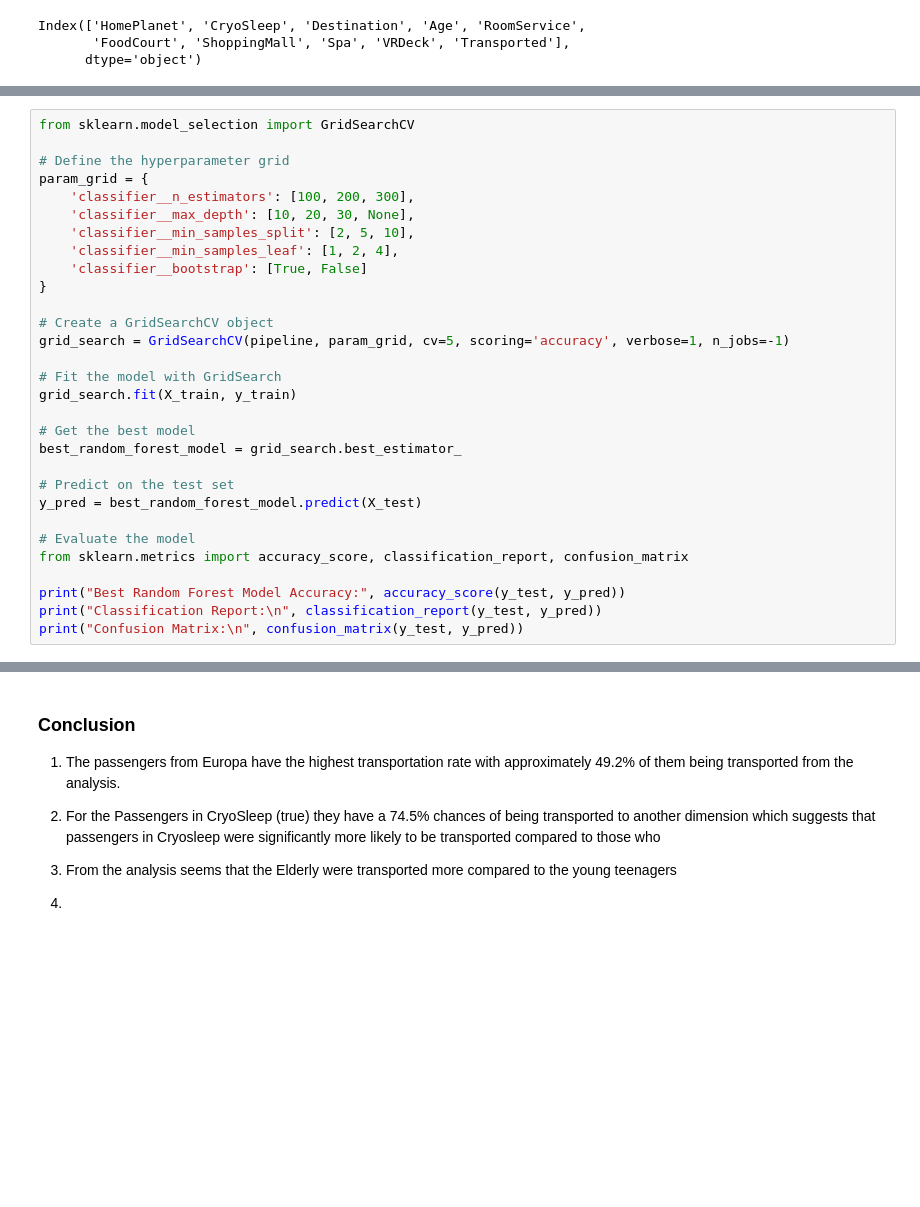
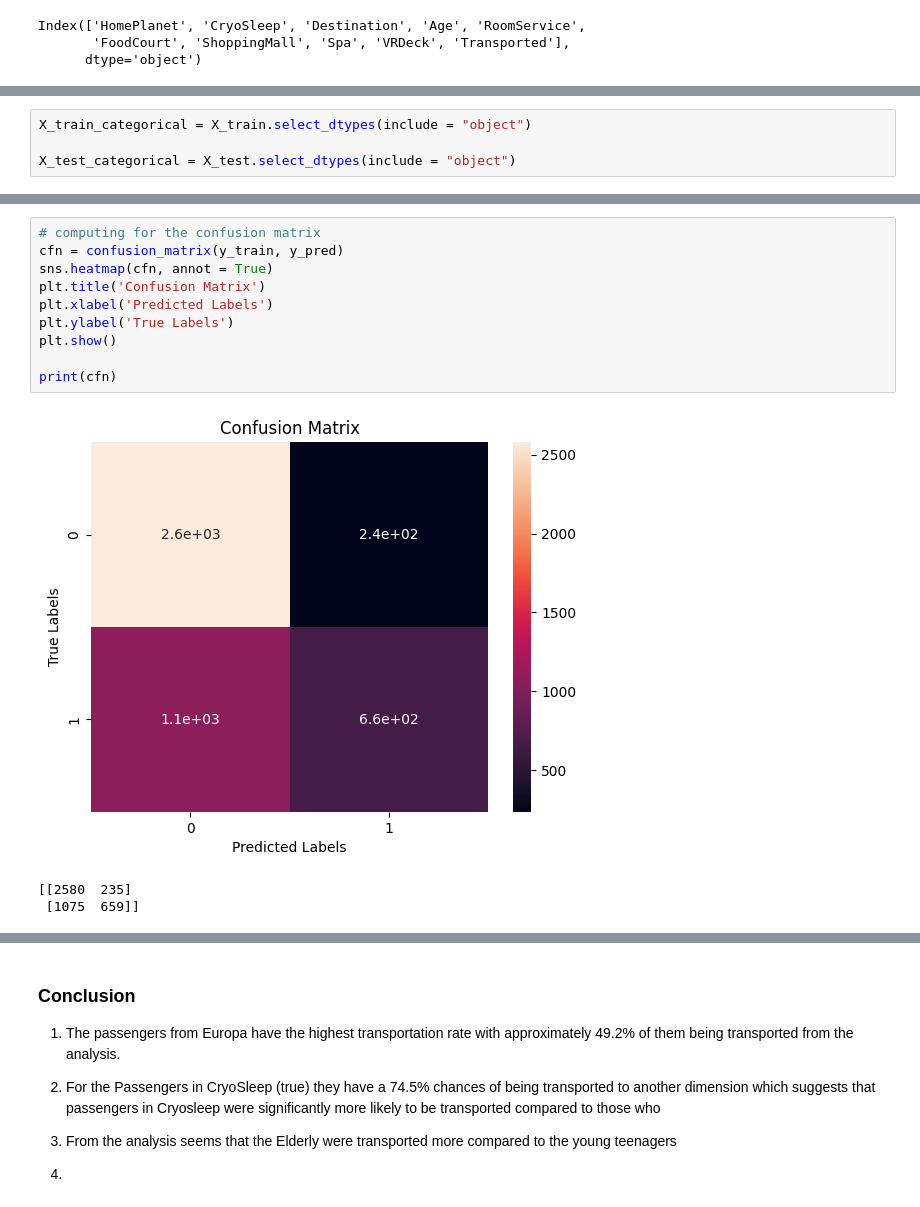
Before and after one commit to mikabenson/Space_ship-project, a Jupyter notebook: space_data.ipynb, the cells around one changed output, grey strips where cells are left out. Drawn from its saved outputs; the diff is of its cells as text; blank space fills up the shorter version.

Commit message:
creating the baseline model step by step then evaluating the accuracy

```diff
--- a/space_data.ipynb
+++ b/space_data.ipynb
@@ -446,0 +459,4 @@ weighted avg       0.79      0.79      0.79      1138
+# %%
+X_train_categorical = X_train.select_dtypes(include = "object")
+
+X_test_categorical = X_test.select_dtypes(include = "object")
@@ -761,30 +588,0 @@ pipeline = Pipeline(steps=[
-# %%
-from sklearn.model_selection import GridSearchCV
-
-# Define the hyperparameter grid
-param_grid = {
-    'classifier__n_estimators': [100, 200, 300],
-    'classifier__max_depth': [10, 20, 30, None],
-    'classifier__min_samples_split': [2, 5, 10],
-    'classifier__min_samples_leaf': [1, 2, 4],
-    'classifier__bootstrap': [True, False]
-}
-
-# Create a GridSearchCV object
-grid_search = GridSearchCV(pipeline, param_grid, cv=5, scoring='accuracy', verbose=1, n_jobs=-1)
-
-# Fit the model with GridSearch
-grid_search.fit(X_train, y_train)
-
-# Get the best model
-best_random_forest_model = grid_search.best_estimator_
-
-# Predict on the test set
-y_pred = best_random_forest_model.predict(X_test)
-
-# Evaluate the model
-from sklearn.metrics import accuracy_score, classification_report, confusion_matrix
-
-print("Best Random Forest Model Accuracy:", accuracy_score(y_test, y_pred))
-print("Classification Report:\n", classification_report(y_test, y_pred))
-print("Confusion Matrix:\n", confusion_matrix(y_test, y_pred))
@@ -1028,0 +589,14 @@ weighted avg       0.79      0.80      0.79      1138
+# %%
+# computing for the confusion matrix
+cfn = confusion_matrix(y_train, y_pred)
+sns.heatmap(cfn, annot = True)
+plt.title('Confusion Matrix')
+plt.xlabel('Predicted Labels')
+plt.ylabel('True Labels')
+plt.show()
+
+print(cfn)
+# %% [output]
+[figure, added]
+[[2580  235]
+ [1075  659]]
```
Also changed, not shown: parts of 68 cells of this notebook.
